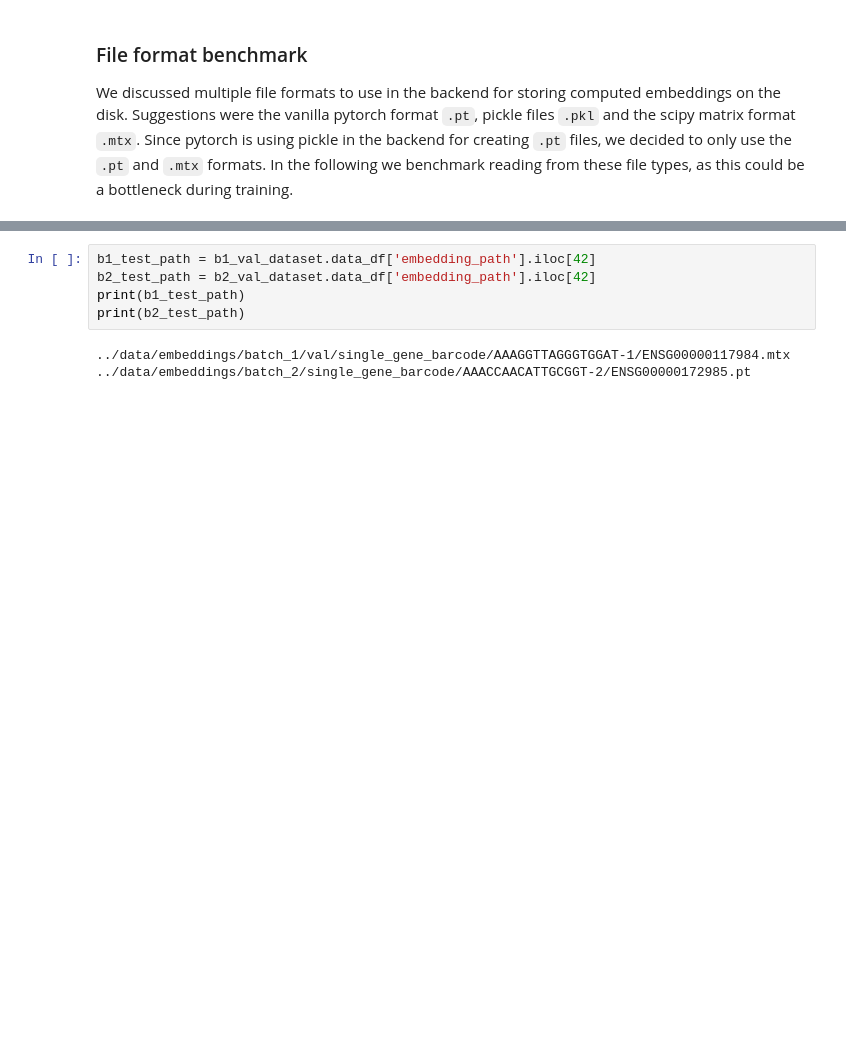
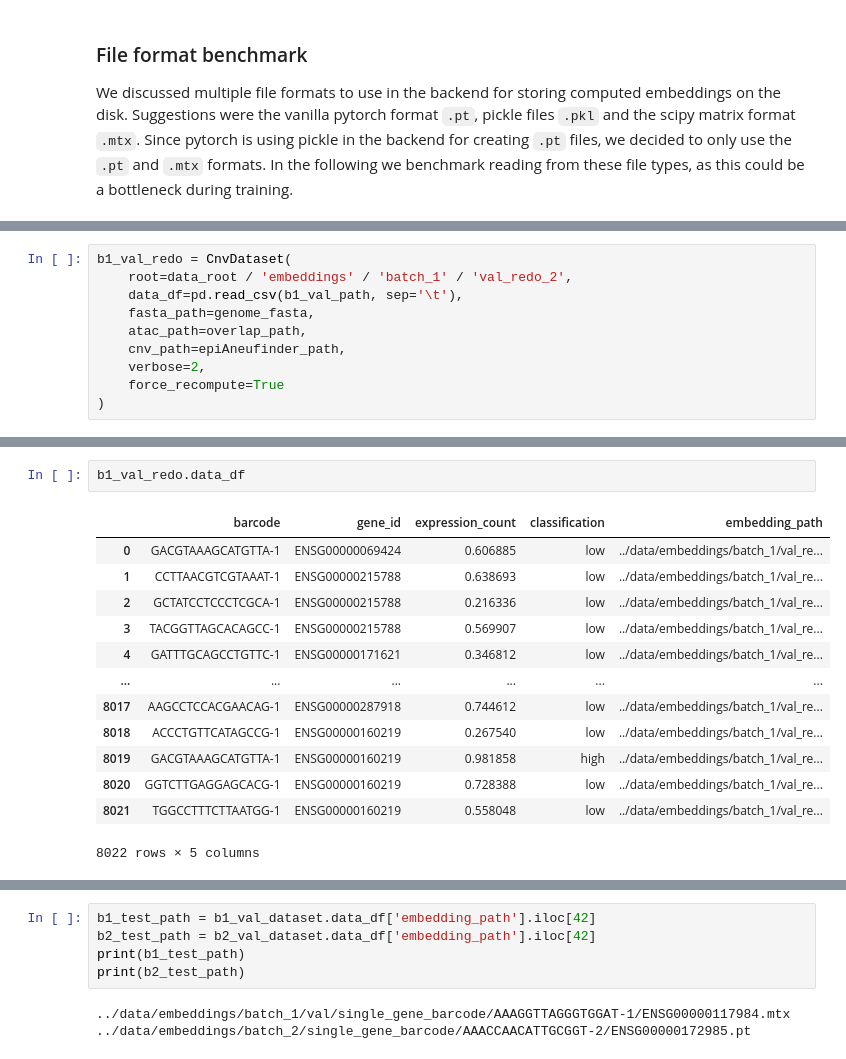
Before and after one commit to riccardoAli31/Gene-expression-changes-from-CNV, a Jupyter notebook: preprocessing/dataset_exploration.ipynb, the cells around one changed output, grey strips where cells are left out. Drawn from its saved outputs; the diff is of its cells as text; blank space fills up the shorter version.

Commit message:
debugging dataset delta

```diff
--- a/preprocessing/dataset_exploration.ipynb
+++ b/preprocessing/dataset_exploration.ipynb
@@ -179,0 +197,10 @@ b1_val_dataset = CnvDataset(
+# %%
+b1_val_redo = CnvDataset(
+    root=data_root / 'embeddings' / 'batch_1' / 'val_redo_2',
+    data_df=pd.read_csv(b1_val_path, sep='\t'),
+    fasta_path=genome_fasta,
+    atac_path=overlap_path,
+    cnv_path=epiAneufinder_path,
+    verbose=2,
+    force_recompute=True
+)
@@ -179,0 +253,16 @@ b1_val_dataset = CnvDataset(
+# %%
+b1_val_redo.data_df
+# %% [output]
+|  | barcode | gene_id | expression_count | classification | embedding_path |
+| 0 | GACGTAAAGCATGTTA-1 | ENSG00000069424 | 0.606885 | low | ../data/embeddings/batch_1/val_re... |
+| 1 | CCTTAACGTCGTAAAT-1 | ENSG00000215788 | 0.638693 | low | ../data/embeddings/batch_1/val_re... |
+| 2 | GCTATCCTCCCTCGCA-1 | ENSG00000215788 | 0.216336 | low | ../data/embeddings/batch_1/val_re... |
+| 3 | TACGGTTAGCACAGCC-1 | ENSG00000215788 | 0.569907 | low | ../data/embeddings/batch_1/val_re... |
+| 4 | GATTTGCAGCCTGTTC-1 | ENSG00000171621 | 0.346812 | low | ../data/embeddings/batch_1/val_re... |
+| ... | ... | ... | ... | ... | ... |
+| 8017 | AAGCCTCCACGAACAG-1 | ENSG00000287918 | 0.744612 | low | ../data/embeddings/batch_1/val_re... |
+| 8018 | ACCCTGTTCATAGCCG-1 | ENSG00000160219 | 0.267540 | low | ../data/embeddings/batch_1/val_re... |
+| 8019 | GACGTAAAGCATGTTA-1 | ENSG00000160219 | 0.981858 | high | ../data/embeddings/batch_1/val_re... |
+| 8020 | GGTCTTGAGGAGCACG-1 | ENSG00000160219 | 0.728388 | low | ../data/embeddings/batch_1/val_re... |
+| 8021 | TGGCCTTTCTTAATGG-1 | ENSG00000160219 | 0.558048 | low | ../data/embeddings/batch_1/val_re... |
+8022 rows × 5 columns
```
Also changed, not shown: parts of 33 cells of this notebook.
